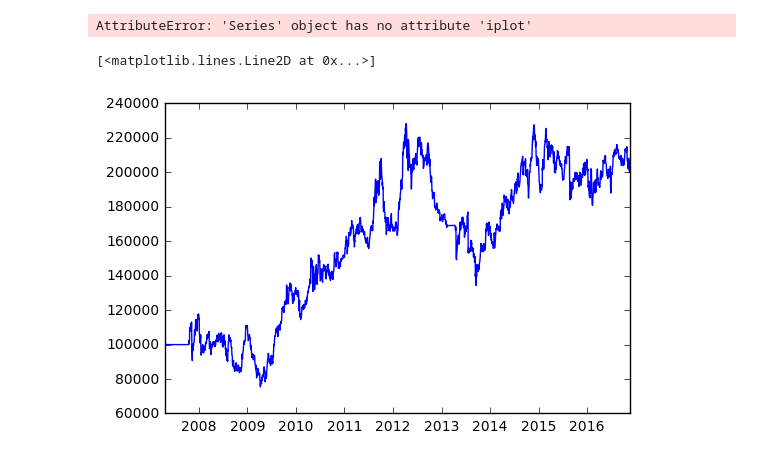
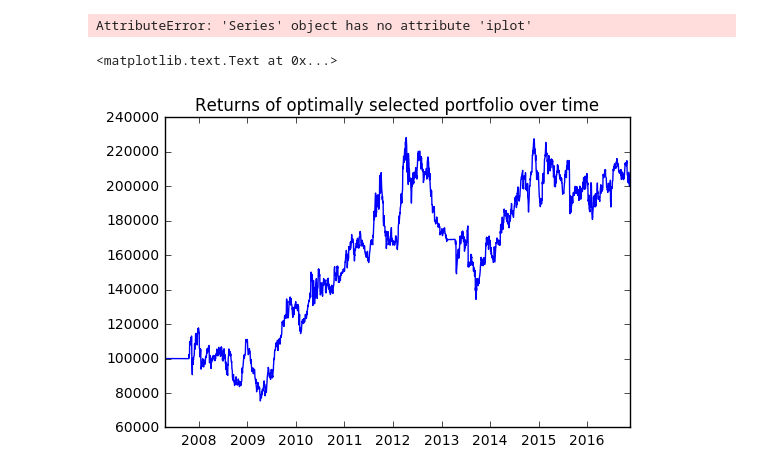
Before and after one commit to arkilic/notebooks, a Jupyter notebook: Modern Portfolio Theory-- Markowitz Optimization and efficiency frontier.ipynb, the cells around one changed output. Drawn from its saved outputs; the diff is of its cells as text; code cells hidden in the pictures.

Commit message:
Updated return graph

```diff
--- a/Modern Portfolio Theory-- Markowitz Optimization and efficiency frontier.ipynb
+++ b/Modern Portfolio Theory-- Markowitz Optimization and efficiency frontier.ipynb
@@ -271,8 +271,10 @@ results = algo.run(data)
 # results.portfolio_value.iplot(filename='algo_perf', yTitle='Cumulative capital in $', world_readable=True, asDates=True)
 # %% [output]
 AttributeError: 'Series' object has no attribute 'iplot'
-# %%
-plt.plot(results.portfolio_value)
-# %% [output]
-[<matplotlib.lines.Line2D at 0x...>]
-[figure, removed]
+# %%
+
+plt.plot(results.portfolio_value)
+plt.title('Returns of optimally selected portfolio over time')
+# %% [output]
+<matplotlib.text.Text at 0x...>
+[figure, added]
```
